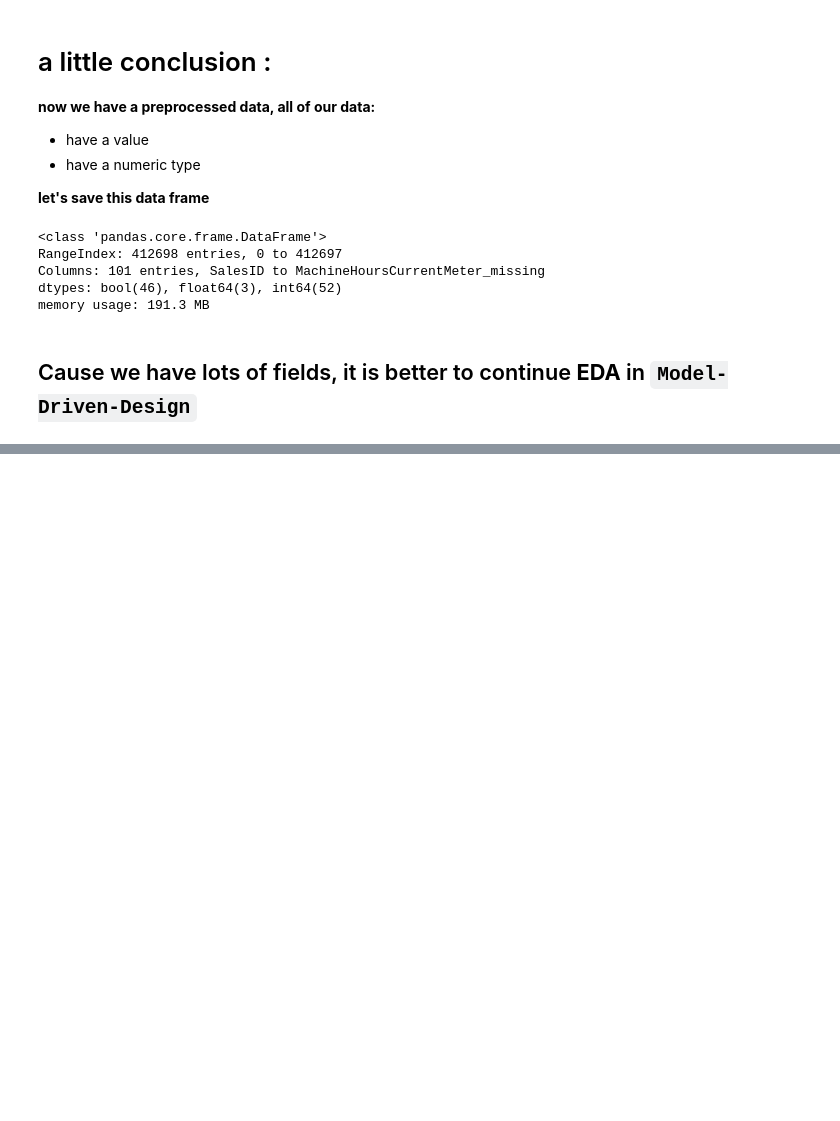
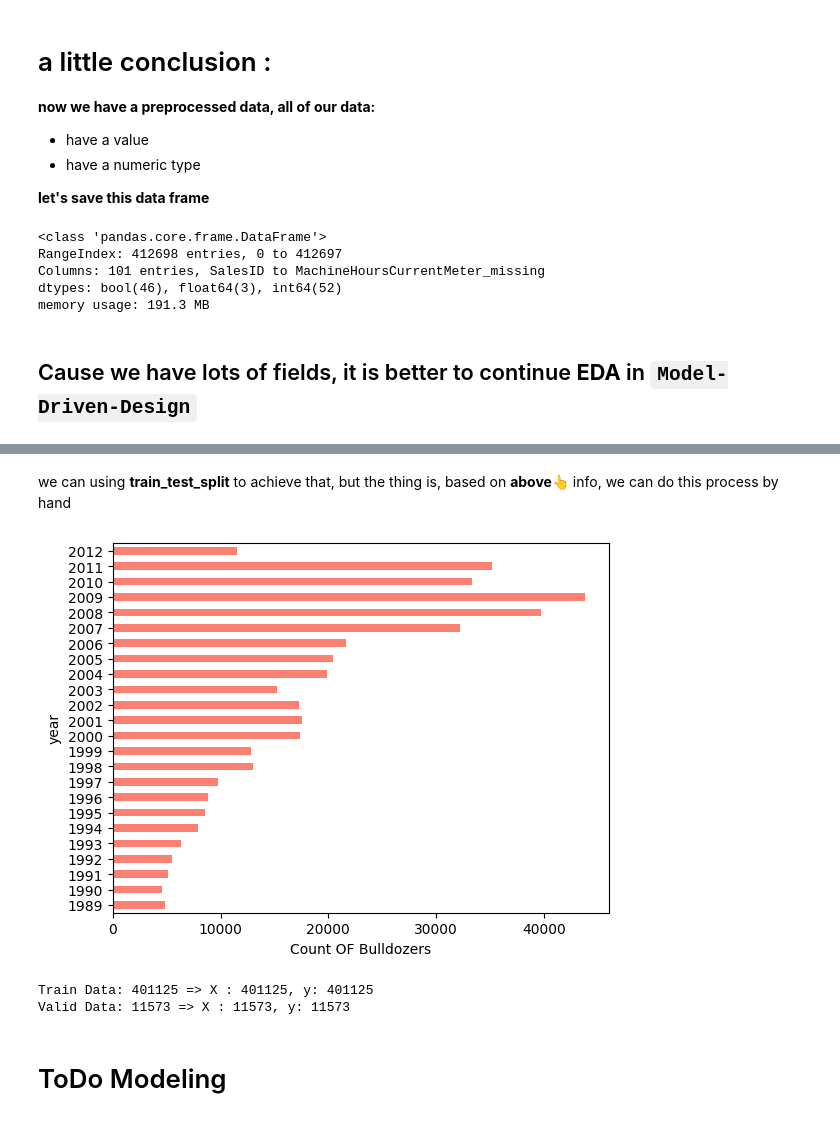
Before and after one commit to Hamid-Ba/bulldozer_price_project, a Jupyter notebook: Bulldozer Price Project.ipynb, the cells around one changed output, grey strips where cells are left out. Saved outputs shown, nothing was run; the diff lists cells and outputs as text; code cells hidden in the pictures; blank space fills up the shorter version.

Commit message:
split data to train & validation partitions

```diff
--- a/Bulldozer Price Project.ipynb
+++ b/Bulldozer Price Project.ipynb
@@ -374,0 +408,7 @@ memory usage: 191.3 MB
+# %% [markdown]
+we can using **train_test_split** to achieve that, but the thing is, based on **above👆** info, we can do this process by hand
+# %%
+pure_pd["year"].value_counts().sort_index().plot(kind="barh", color="salmon");
+plt.xlabel("Count OF Bulldozers");
+# %% [output]
+[figure, added]
@@ -374,0 +418,15 @@ memory usage: 191.3 MB
+# %%
+#X_train, X_valid, y_train, y_valid = train_test_split(X, y, test_size=0.2, random_state=42)
+
+X_train = train_pd.drop("SalePrice", axis=1)
+X_valid = valid_pd.drop("SalePrice", axis=1)
+y_train = train_pd["SalePrice"]
+y_valid = valid_pd["SalePrice"]
+
+print(f"Train Data: {len(train_pd)} => X : {len(X_train)}, y: {len(y_train)}")
+print(f"Valid Data: {len(valid_pd)} => X : {len(X_valid)}, y: {len(y_valid)}")
+# %% [output]
+Train Data: 401125 => X : 401125, y: 401125
+Valid Data: 11573 => X : 11573, y: 11573
+# %% [markdown]
+# ToDo Modeling
```
Also changed, not shown: parts of 8 cells of this notebook.
